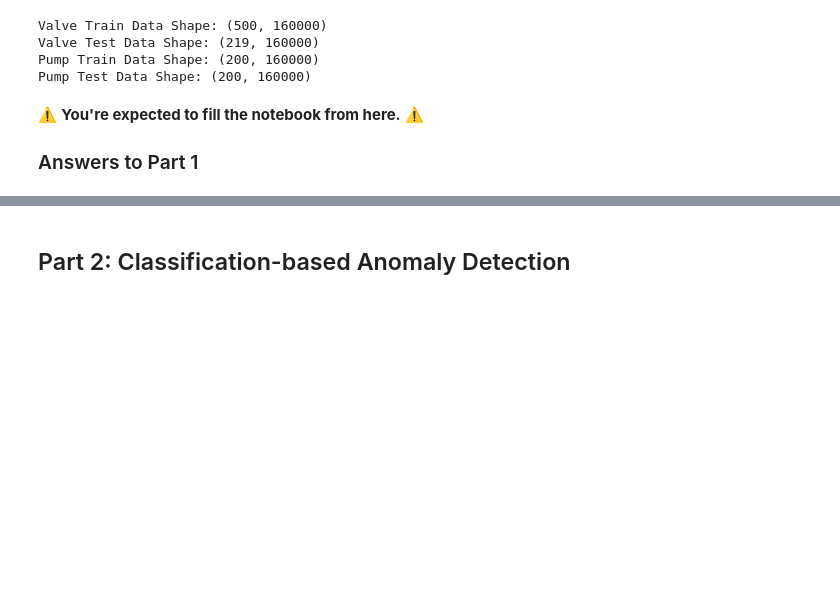
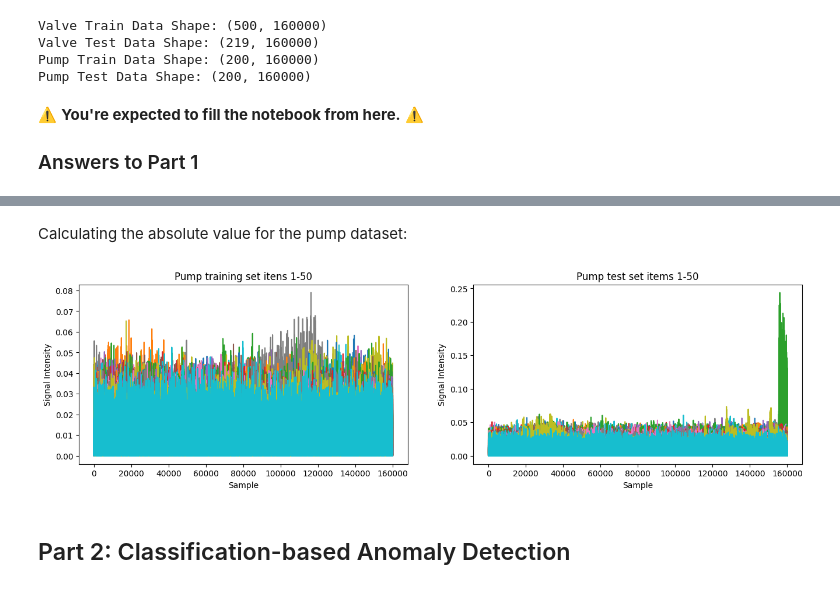
Before and after one commit to piefek1/MLPMProject, a Jupyter notebook: notebooks/Assignment 1/Assignment_1.ipynb, the cells around one changed output, grey strips where cells are left out. Cells and saved outputs as stored; diff of their text form; code cells hidden in the pictures; blank space fills up the shorter version.

```diff
--- a/notebooks/Assignment 1/Assignment_1.ipynb
+++ b/notebooks/Assignment 1/Assignment_1.ipynb
@@ -881,0 +914,18 @@ Pump Test Data Shape: (200, 160000)
+# %% [markdown]
+Calculating the absolute value for the pump dataset:
+# %%
+train_set_abs = np.abs(pump_train_data)
+test_set_abs = np.abs(pump_test_data)
+fig, ax = plt.subplots(1, 2, figsize=(16, 4))
+for i in range(50):
+    ax[0].plot(train_set_abs[i])
+    ax[0].set_title("Pump training set itens 1-50")
+    ax[1].plot(test_set_abs[i])
+    ax[1].set_title("Pump test set items 1-50")
+
+
+for i in range(2):
+    ax[i].set_xlabel("Sample")
+    ax[i].set_ylabel("Signal Intensity")
+# %% [output]
+[figure, added]
```
Also changed, not shown: parts of 6 cells of this notebook.
